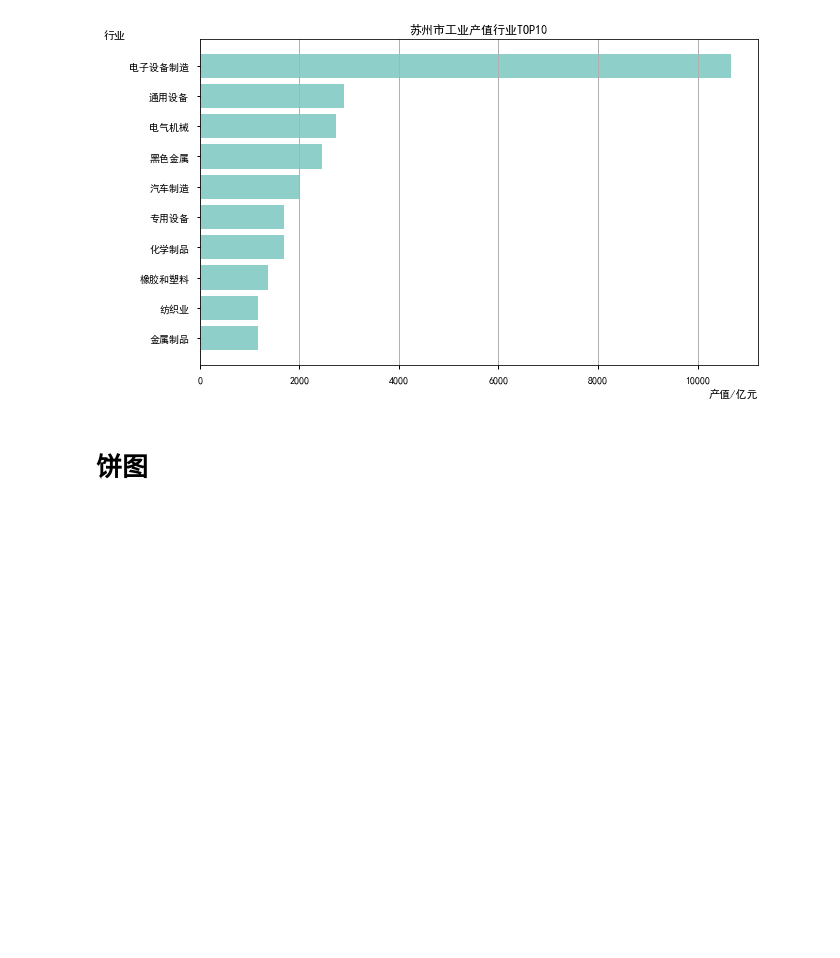
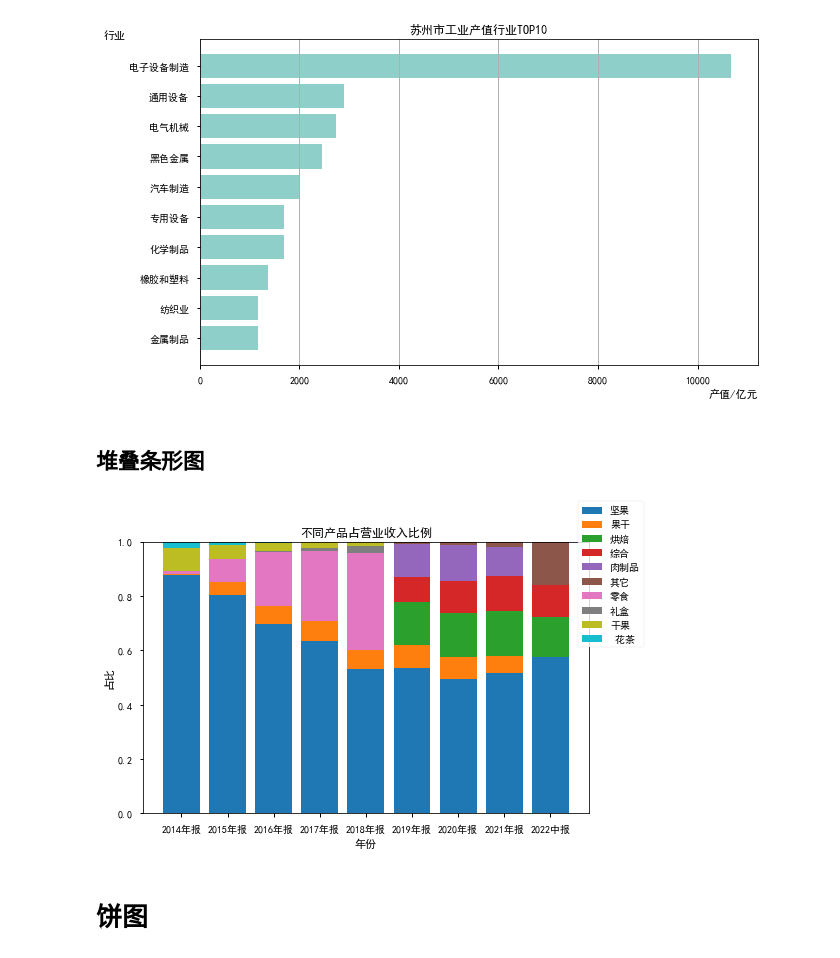
Before and after one commit to kebuAAA/Visualization-using-python, a Jupyter notebook: plt绘图.ipynb, the cells around one changed output. Saved outputs shown, nothing was run; the diff lists cells and outputs as text; code cells hidden in the pictures; blank space fills up the shorter version.

```diff
--- a/plt绘图.ipynb
+++ b/plt绘图.ipynb
@@ -140,6 +140,24 @@ plt.savefig("./plt样图/横向条形图.png", transparent=True,
 plt.show()
 # %% [output]
 [figure]
+# %% [markdown]
+## 堆叠条形图
+# %%
+data = pd.read_excel('./raw_data/三只松鼠分产品营收.xlsx')
+data.iloc[:, 2:] = data.iloc[:, 2:].apply(
+    lambda x: x/data.iloc[:, 2:].sum(axis=1))
+x=data['年份']
+fig, ax1 = plt.subplots(figsize=(8, 5))
+ax1.bar(range(x.shape[0]),data.iloc[:,2],label=data.columns[2])
+for i in range(3,len(data.columns)):
+    ax1.bar(range(x.shape[0]), data.iloc[:, i],
+            bottom=data.iloc[:, 2:i].sum(axis=1), label=data.columns[i])
+plt.xticks(range(x.shape[0]), x, rotation=0)
+ax1.set(xlabel='年份',ylabel='占比',title='不同产品占营业收入比例')
+fig.legend(loc='upper right')
+fig.savefig('./plt样图/堆叠条形图',facecolor='w')
+# %% [output]
+[figure, added]
 # %% [markdown]
 # 饼图
 # %%
```
Also changed, not shown: parts of 3 cells of this notebook, 6 other files.
